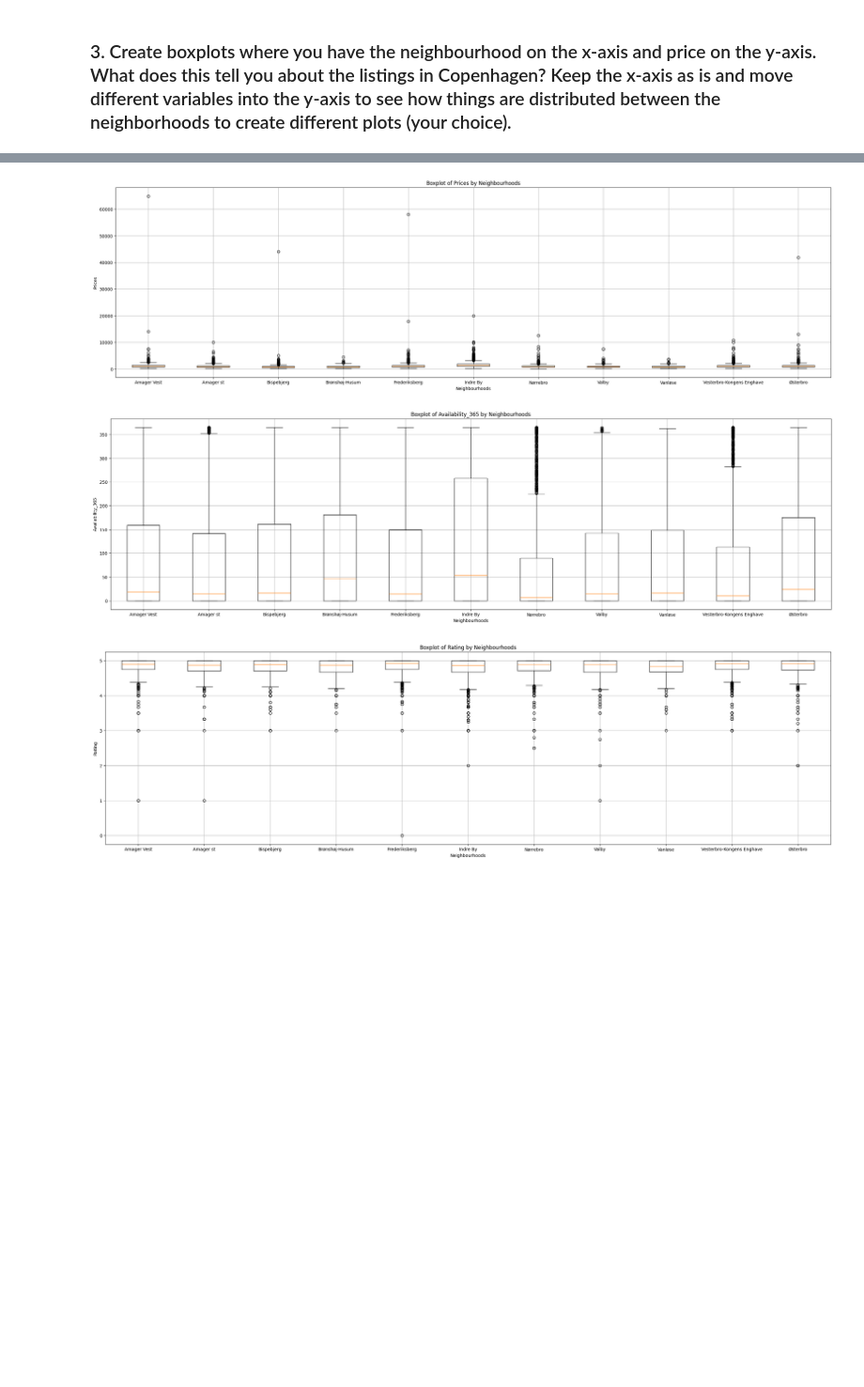
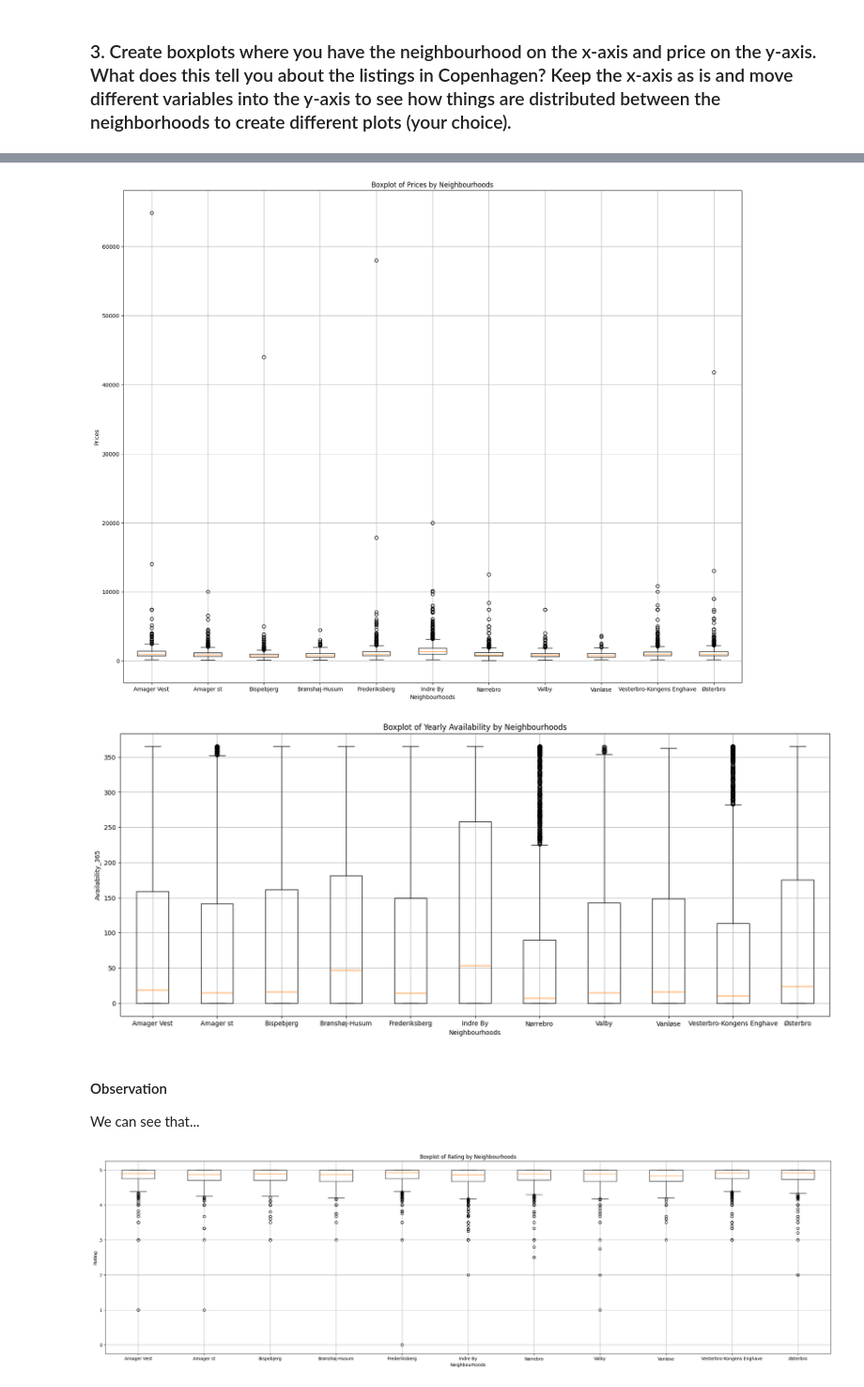
Before and after one commit to mitmarcus/VIA-MAL1, a Jupyter notebook: Ass1_CopenhagenAirBnB/1. Copenhagen AirBnB.ipynb, the cells around one changed output, grey strips where cells are left out. Shown at 94% size. Saved outputs shown, nothing was run; the diff lists cells and outputs as text; code cells hidden in the pictures; blank space fills up the shorter version.

```diff
--- a/Ass1_CopenhagenAirBnB/1. Copenhagen AirBnB.ipynb
+++ b/Ass1_CopenhagenAirBnB/1. Copenhagen AirBnB.ipynb
@@ -175,33 +189,37 @@ fig.show()
 # %%
 import matplotlib.pyplot as plt
 
 neighbourhoods = sorted(neighbourhoods)
 
 # Create a boxplot
-plt.figure(figsize=(30, 8))
+plt.figure(figsize=(20, 16))
 plt.boxplot([data_filtered[data_filtered['neighbourhood_cleansed'] == neighbourhood]['price'] for neighbourhood in neighbourhoods], tick_labels=neighbourhoods)
 
 plt.xlabel('Neighbourhoods')
 plt.ylabel('Prices')
 plt.title('Boxplot of Prices by Neighbourhoods')
 plt.grid()
 plt.show()
 # %% [output]
-[figure, old version]
+[figure, new version]
 # %%
 import matplotlib.pyplot as plt
 
 # Create a boxplot
-plt.figure(figsize=(30, 8))
+plt.figure(figsize=(20, 8))
 plt.boxplot([data_filtered[data_filtered['neighbourhood_cleansed'] == neighbourhood]['availability_365'] for neighbourhood in neighbourhoods], tick_labels=neighbourhoods)
 
 plt.xlabel('Neighbourhoods')
 plt.ylabel('Availability_365')
-plt.title('Boxplot of Availability_365 by Neighbourhoods')
+plt.title('Boxplot of Yearly Availability by Neighbourhoods')
 plt.grid()
 plt.show()
 # %% [output]
-[figure, old version]
+[figure, new version]
+# %% [markdown]
+#### Observation
+
+We can see that...
 # %%
 import matplotlib.pyplot as plt
 
```
Also changed, not shown: parts of 8 cells of this notebook.
